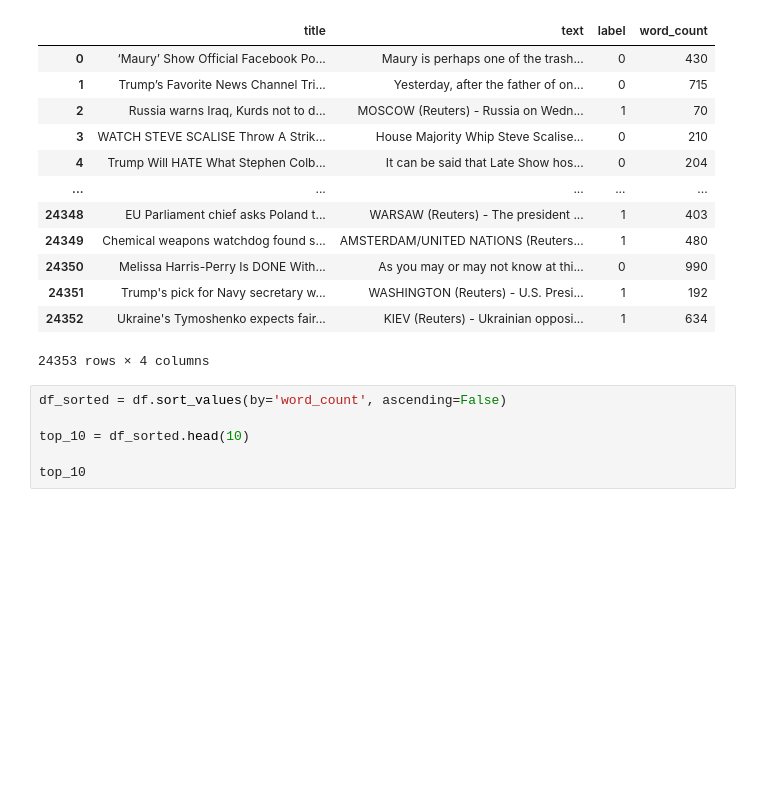
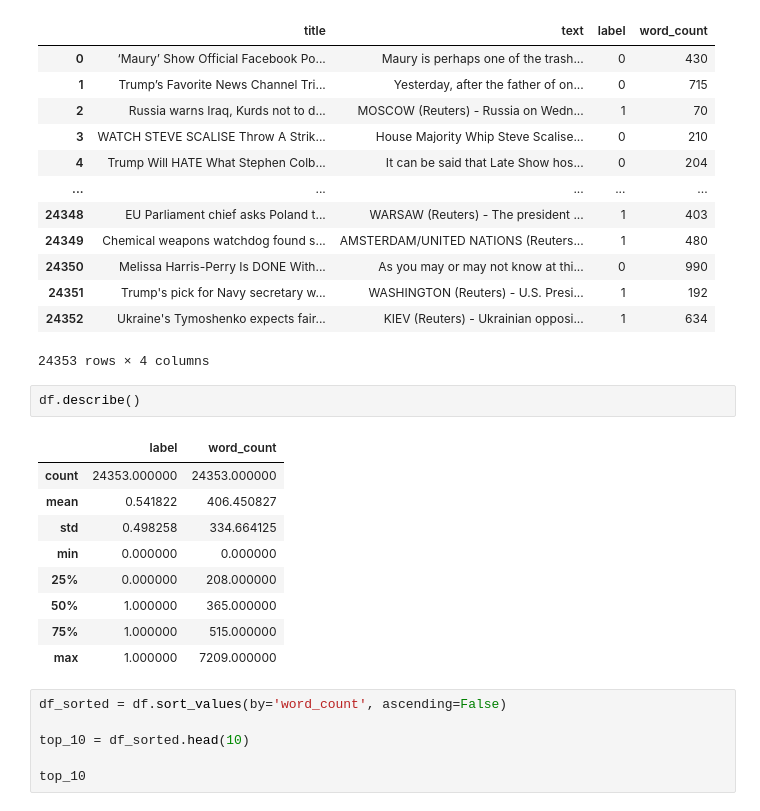
Before and after one commit to ZQSam/CSE-158-Team-Project, a Jupyter notebook: EDA/dataset.ipynb, the cells around one changed output. Cells and saved outputs as stored; diff of their text form; blank space fills up the shorter version.

Commit message:
add data describe

```diff
--- a/EDA/dataset.ipynb
+++ b/EDA/dataset.ipynb
@@ -39,6 +39,18 @@ df
 | 24351 | Trump's pick for Navy secretary w... | WASHINGTON (Reuters) - U.S. Presi... | 1 | 192 |
 | 24352 | Ukraine's Tymoshenko expects fair... | KIEV (Reuters) - Ukrainian opposi... | 1 | 634 |
 24353 rows × 4 columns
+# %%
+df.describe()
+# %% [output]
+|  | label | word_count |
+| count | 24353.000000 | 24353.000000 |
+| mean | 0.541822 | 406.450827 |
+| std | 0.498258 | 334.664125 |
+| min | 0.000000 | 0.000000 |
+| 25% | 0.000000 | 208.000000 |
+| 50% | 1.000000 | 365.000000 |
+| 75% | 1.000000 | 515.000000 |
+| max | 1.000000 | 7209.000000 |
 # %%
 df_sorted = df.sort_values(by='word_count', ascending=False)
 
```
Also changed, not shown: parts of 2 cells of this notebook.
